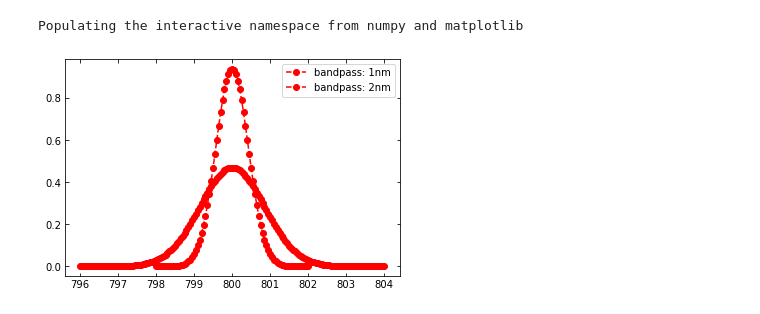
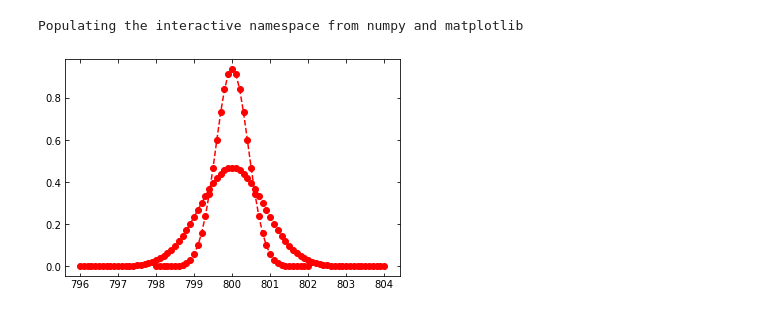
Before and after one commit to Zhiyuan-G/LSSTFringe, a Jupyter notebook: notebooks/senor_structure_freq.ipynb, the cells around one changed output. Drawn from its saved outputs; the diff is of its cells as text; code cells hidden in the pictures.

```diff
--- a/notebooks/senor_structure_freq.ipynb
+++ b/notebooks/senor_structure_freq.ipynb
@@ -17,7 +17,6 @@ index_of_refraction = utils.load_refraction_data(Epoxy_ind=1.6,Temp = 183.)
 Populating the interactive namespace from numpy and matplotlib
 # %%
 # Produce Figure 1 in the paper
-
 def sim(save=None,struc = 'E2V',bandwidth = 1,avg_method = 'gaussian'):
 
     # pick up one of the CCD structures for simulation
@@ -46,7 +45,7 @@ def sim(save=None,struc = 'E2V',bandwidth = 1,avg_method = 'gaussian'):
 
     # Simulation wavelength range 600nm - 1000nm
     # Need small spacing to recover all fringings and smooth curve
-    num_pts = 8001
+    num_pts = 4001
     wlens = [np.linspace(600., 1000., num_pts)]
 
     # Array stores the absorption power array (as a function of wavelength)
@@ -57,6 +56,7 @@ def sim(save=None,struc = 'E2V',bandwidth = 1,avg_method = 'gaussian'):
         # Initialize Reflection and Transmission Power array
         R = np.zeros_like(wlen)
         T = np.zeros_like(wlen)
+        #AA = np.zeros_like(wlen)
 
         for i, w in enumerate(wlen):
             n_list = [index_of_refraction[m](w) for m in material]
@@ -69,7 +69,8 @@ def sim(save=None,struc = 'E2V',bandwidth = 1,avg_method = 'gaussian'):
                 # Store R and T results
                 R[i] += 0.5*result['R']
                 T[i] += 0.5*result['T']
-
+                por = tmm.absorp_in_each_layer(result)
+                #AA[i] += 0.5*por[3]
         # Absorption is simply: Unity - R - T
         A = 1 - R - T
         As.append(A)
@@ -88,7 +89,7 @@ def sim(save=None,struc = 'E2V',bandwidth = 1,avg_method = 'gaussian'):
 
 
 # Include finite bandwidth of light assuming gaussian profile
-def average_gaussian (coeff,avg_wlen_width = 2,num_pts = 8001):
+def average_gaussian (coeff,avg_wlen_width = 2,num_pts = 4001):
     # coeff: the absorption power calculated from tmm
     # avg_wlen_width: bandpass of light
     # num_pts: number of points for wavelength array in simulation, used to determine window size
@@ -116,7 +117,7 @@ def average_gaussian (coeff,avg_wlen_width = 2,num_pts = 8001):
     x = np.linspace(800-avg_wlen_width*2,800+avg_wlen_width*2,window+1)
     # Assign weight to each point based on the gaussian
     weight = gaussian(x,800,avg_wlen_width)
-    plt.plot(x,weight,'ro--',label = 'bandpass: %.inm'%avg_wlen_width)
+    plt.plot(x,weight,'ro--')
     # Array to store the absorption power after averaging
     amp = []
 
@@ -132,10 +133,29 @@ def average_gaussian (coeff,avg_wlen_width = 2,num_pts = 8001):
             amp.append(0)
 
     return(np.array(amp))
+
+
+
+
+# For square profile equally weighted
+def average_flat (coeff,avg_wlen_width = 2, num_pts = 4000):
+    amp = []
+    #data points per wavelength (1nm)
+    scale = num_pts//400
+    window = int(scale*avg_wlen_width)
+    #print(window//2)
+    for i,ab in enumerate(coeff):
+        #print(i)
+        if i > (window//2+1) and i < (num_pts-window//2):
+            amp.append(np.mean(coeff[i-window//2-1:i+window//2]))
+        elif i <= window//2:
+            amp.append(0)
+        else:
+            amp.append(0)
+    return(np.array(amp))
 # %%
 E2V_fringe_sim= sim(save=None,struc = 'E2V', avg_method = 'gaussian',bandwidth = 1)
 E2V_fringe_sim2= sim(save=None,struc = 'E2V', avg_method = 'gaussian',bandwidth = 2)
-plt.legend();
 # %% [output]
-[figure, old version]
+[figure, new version]
 # %%
```
Also changed, not shown: parts of 4 cells of this notebook, 13 other files.
